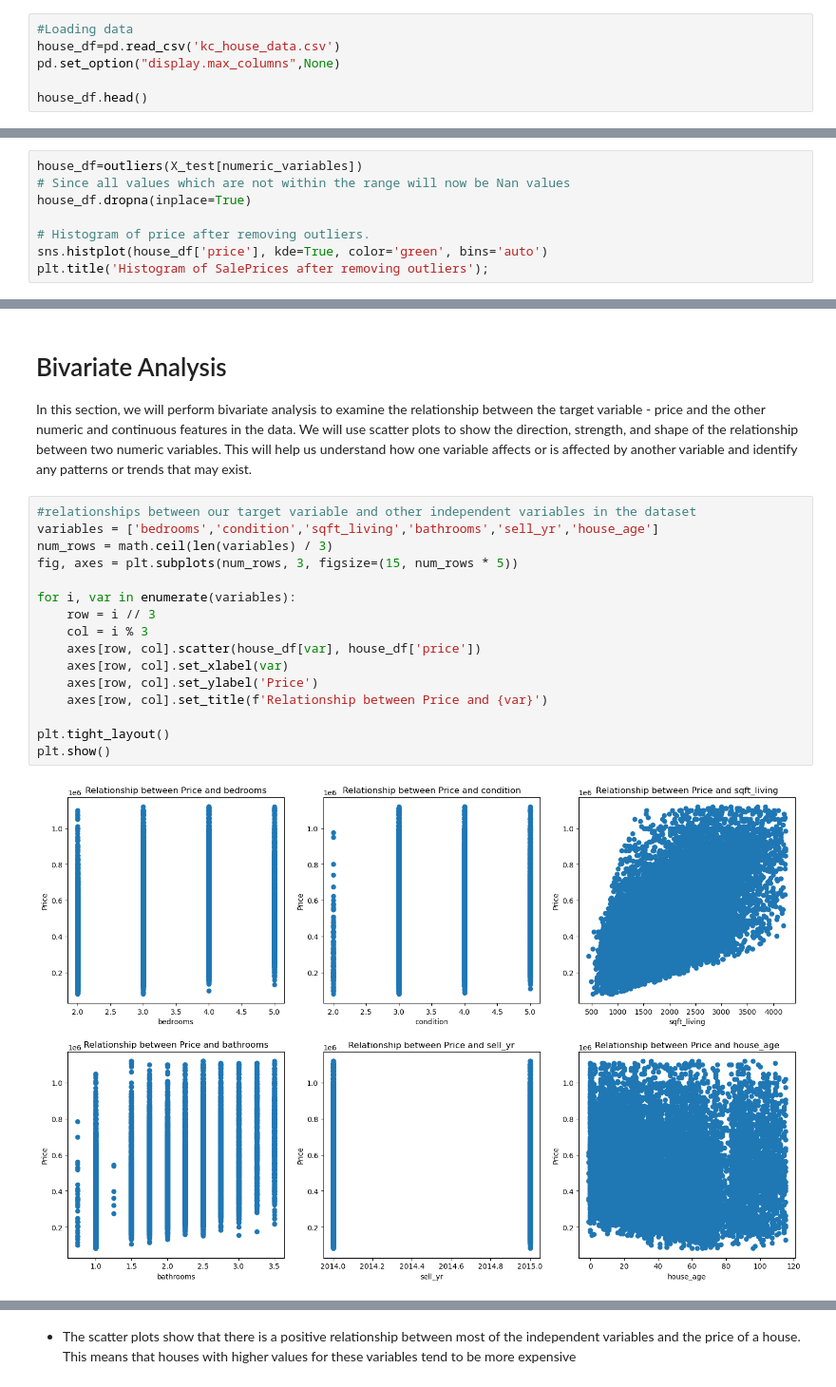
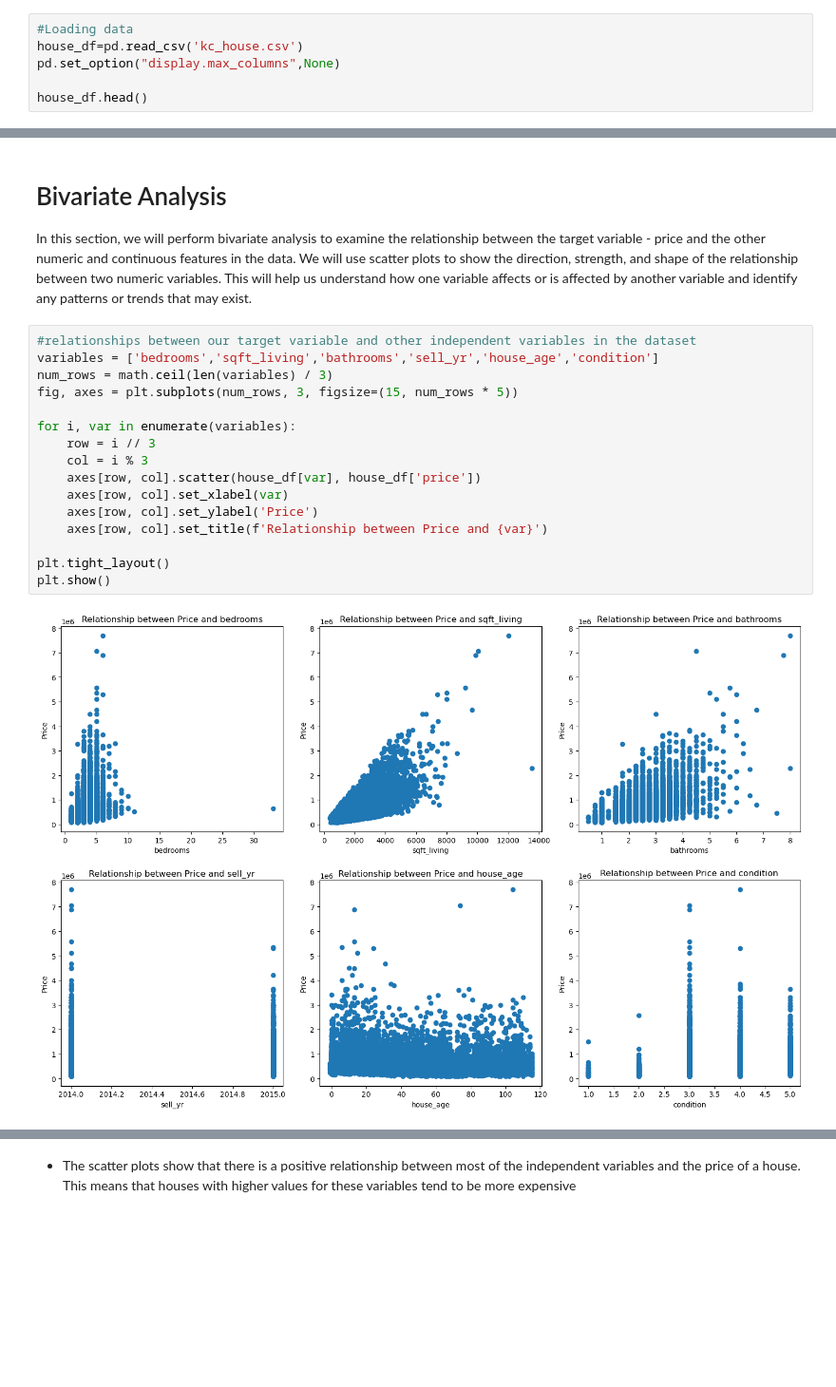
Before and after one commit to Beatrice-Kariuki/Sharing-Project-Phase-2, a Jupyter notebook: final_student.ipynb, the cells around one changed output, grey strips where cells are left out. Shown at 95% size. Cells and saved outputs as stored; diff of their text form; blank space fills up the shorter version.

```diff
--- a/final_student.ipynb
+++ b/final_student.ipynb
@@ -81,7 +92,7 @@ from sklearn.metrics import mean_squared_error
 from sklearn.metrics import r2_score
 # %%
 #Loading data
-house_df=pd.read_csv('kc_house_data.csv')
+house_df=pd.read_csv('kc_house.csv')
 pd.set_option("display.max_columns",None)
 
 house_df.head()
@@ -292,8 +218,0 @@ def outliers(house_df):
-# %%
-house_df=outliers(X_test[numeric_variables])
-# Since all values which are not within the range will now be Nan values
-house_df.dropna(inplace=True)
-
-# Histogram of price after removing outliers.
-sns.histplot(house_df['price'], kde=True, color='green', bins='auto')
-plt.title('Histogram of SalePrices after removing outliers');
@@ -355,19 +272,19 @@ plt.show()
 In this section, we will perform bivariate analysis to examine the relationship between the target variable - price and the other numeric and continuous features in the data. We will use scatter plots to show the direction, strength, and shape of the relationship between two numeric variables. This will help us understand how one variable affects or is affected by another variable and identify any patterns or trends that may exist.
 # %%
 #relationships between our target variable and other independent variables in the dataset
-variables = ['bedrooms','condition','sqft_living','bathrooms','sell_yr','house_age']
+variables = ['bedrooms','sqft_living','bathrooms','sell_yr','house_age','condition']
 num_rows = math.ceil(len(variables) / 3)
 fig, axes = plt.subplots(num_rows, 3, figsize=(15, num_rows * 5))
 
 for i, var in enumerate(variables):
     row = i // 3
     col = i % 3
     axes[row, col].scatter(house_df[var], house_df['price'])
     axes[row, col].set_xlabel(var)
     axes[row, col].set_ylabel('Price')
     axes[row, col].set_title(f'Relationship between Price and {var}')
 
 plt.tight_layout()
 plt.show()
 # %% [output]
-[figure, old version]
+[figure, new version]
```
Also changed, not shown: parts of 80 cells of this notebook.
